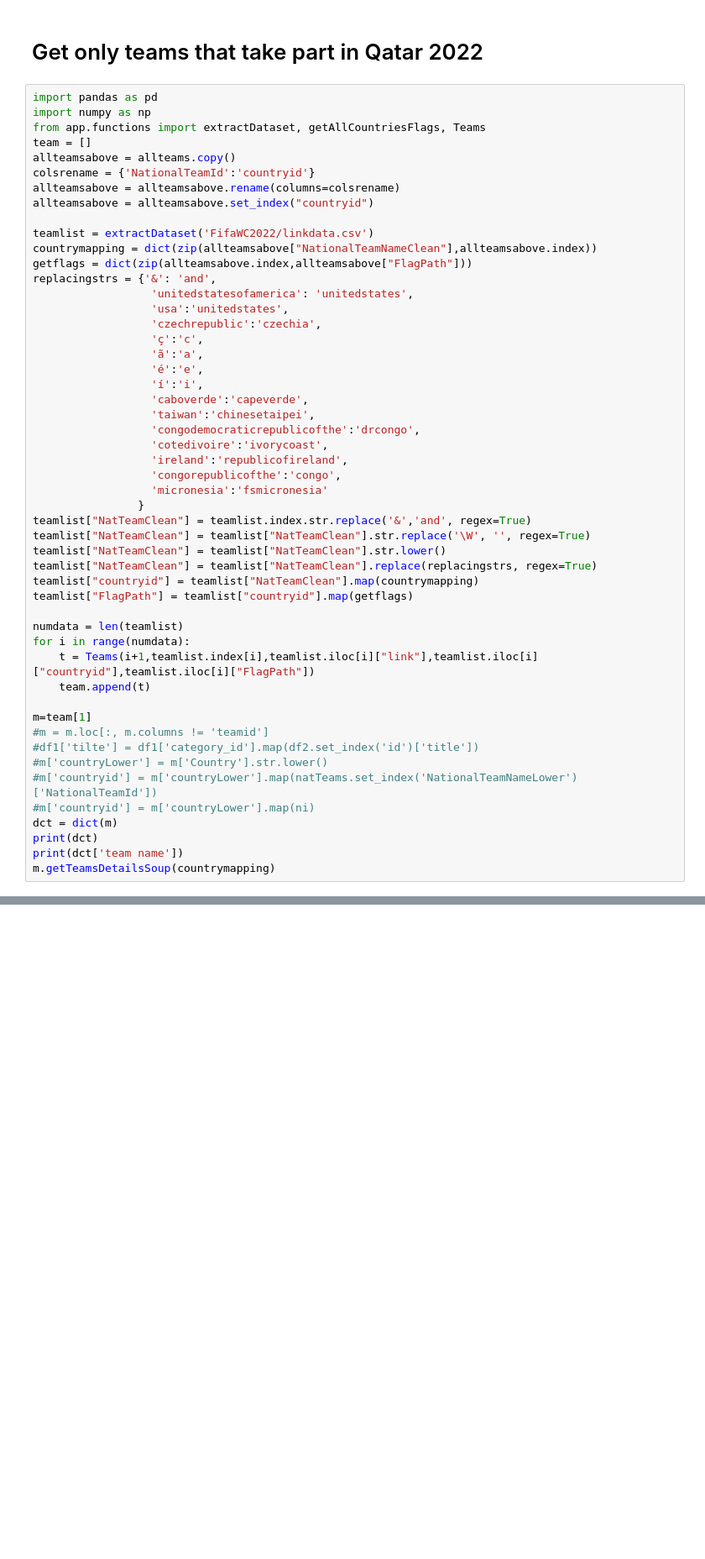
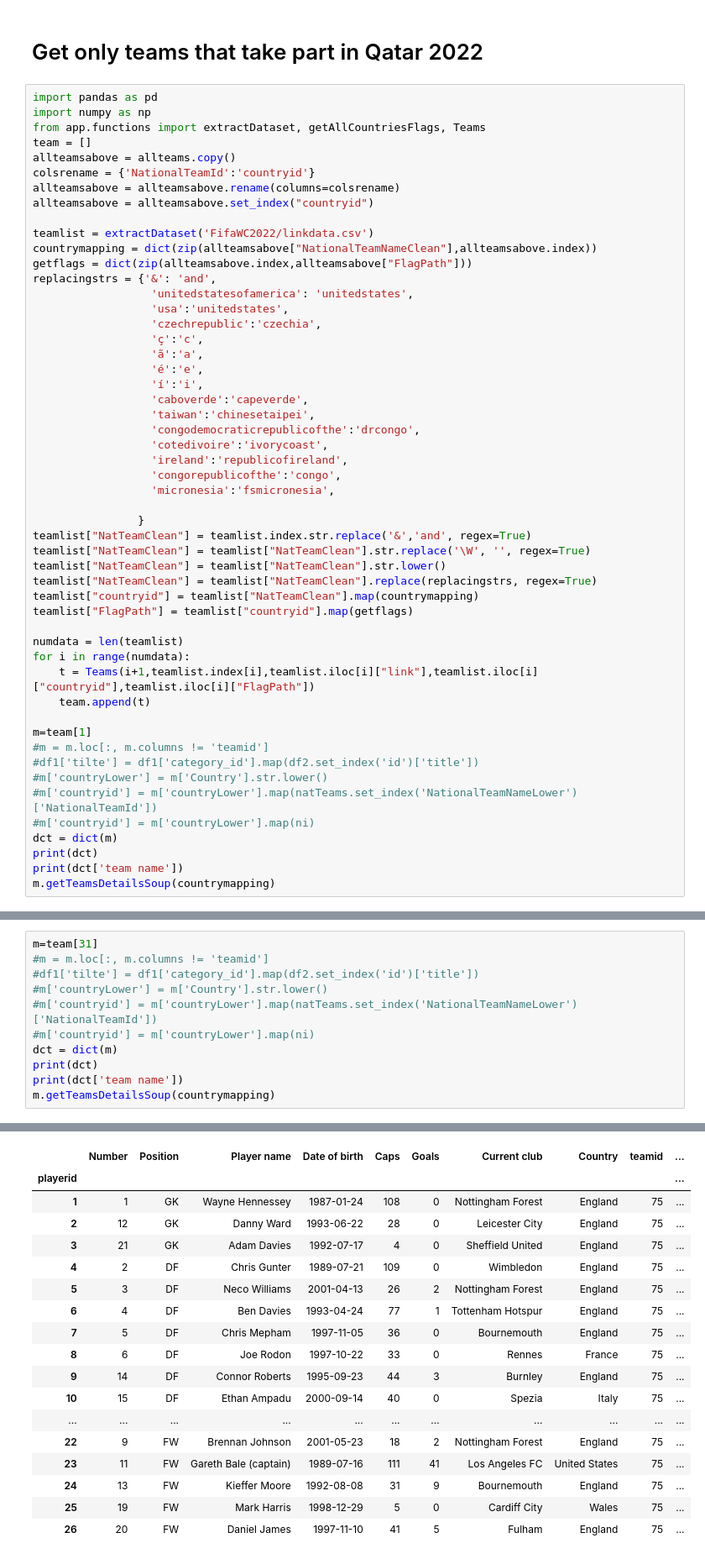
Before and after one commit to bujarkreci/jupyter-project, a Jupyter notebook: callPostgreEx/SubstringFunctionsPandas.ipynb, the cells around one changed output, grey strips where cells are left out. Shown at 84% size. Drawn from its saved outputs; the diff is of its cells as text; blank space fills up the shorter version.

```diff
--- a/callPostgreEx/SubstringFunctionsPandas.ipynb
+++ b/callPostgreEx/SubstringFunctionsPandas.ipynb
@@ -596,7 +596,8 @@ replacingstrs = {'&': 'and',
                   'cotedivoire':'ivorycoast',
                   'ireland':'republicofireland',
                   'congorepublicofthe':'congo',
-                  'micronesia':'fsmicronesia'
+                  'micronesia':'fsmicronesia',
+
                 }
 teamlist["NatTeamClean"] = teamlist.index.str.replace('&','and', regex=True)
 teamlist["NatTeamClean"] = teamlist["NatTeamClean"].str.replace('\W', '', regex=True)
@@ -641,3 +642,15 @@ Iran
 | 23 | 9 | FW | Mehdi Taremi | 1992-07-18 | 63 | 30 | Porto | Portugal | 17 | ... |
 | 24 | 10 | FW | Karim Ansarifard | 1990-04-03 | 96 | 29 | Omonia | Cyprus | 17 | ... |
 | 25 | 20 | FW | Sardar Azmoun | 1995-01-01 | 68 | 41 | Bayer Leverkusen | Germany | 17 | ... |
+# %%
+m=team[31]
+#m = m.loc[:, m.columns != 'teamid']
+#df1['tilte'] = df1['category_id'].map(df2.set_index('id')['title'])
+#m['countryLower'] = m['Country'].str.lower()
+#m['countryid'] = m['countryLower'].map(natTeams.set_index('NationalTeamNameLower')['NationalTeamId'])
+#m['countryid'] = m['countryLower'].map(ni)
+dct = dict(m)
+print(dct)
+print(dct['team name'])
+m.getTeamsDetailsSoup(countrymapping)
+# %% [output]
@@ -643,0 +659,18 @@ Iran
+|  | Number | Position | Player name | Date of birth | Caps | Goals | Current club | Country | teamid | ... |
+| playerid |  |  |  |  |  |  |  |  |  | ... |
+| 1 | 1 | GK | Wayne Hennessey | 1987-01-24 | 108 | 0 | Nottingham Forest | England | 75 | ... |
+| 2 | 12 | GK | Danny Ward | 1993-06-22 | 28 | 0 | Leicester City | England | 75 | ... |
+| 3 | 21 | GK | Adam Davies | 1992-07-17 | 4 | 0 | Sheffield United | England | 75 | ... |
+| 4 | 2 | DF | Chris Gunter | 1989-07-21 | 109 | 0 | Wimbledon | England | 75 | ... |
+| 5 | 3 | DF | Neco Williams | 2001-04-13 | 26 | 2 | Nottingham Forest | England | 75 | ... |
+| 6 | 4 | DF | Ben Davies | 1993-04-24 | 77 | 1 | Tottenham Hotspur | England | 75 | ... |
+| 7 | 5 | DF | Chris Mepham | 1997-11-05 | 36 | 0 | Bournemouth | England | 75 | ... |
+| 8 | 6 | DF | Joe Rodon | 1997-10-22 | 33 | 0 | Rennes | France | 75 | ... |
+| 9 | 14 | DF | Connor Roberts | 1995-09-23 | 44 | 3 | Burnley | England | 75 | ... |
+| 10 | 15 | DF | Ethan Ampadu | 2000-09-14 | 40 | 0 | Spezia | Italy | 75 | ... |
+| ... | ... | ... | ... | ... | ... | ... | ... | ... | ... | ... |
+| 22 | 9 | FW | Brennan Johnson | 2001-05-23 | 18 | 2 | Nottingham Forest | England | 75 | ... |
+| 23 | 11 | FW | Gareth Bale (captain) | 1989-07-16 | 111 | 41 | Los Angeles FC | United States | 75 | ... |
+| 24 | 13 | FW | Kieffer Moore | 1992-08-08 | 31 | 9 | Bournemouth | England | 75 | ... |
+| 25 | 19 | FW | Mark Harris | 1998-12-29 | 5 | 0 | Cardiff City | Wales | 75 | ... |
+| 26 | 20 | FW | Daniel James | 1997-11-10 | 41 | 5 | Fulham | England | 75 | ... |
```
Also changed, not shown: parts of 3 cells of this notebook, 2 other files.
